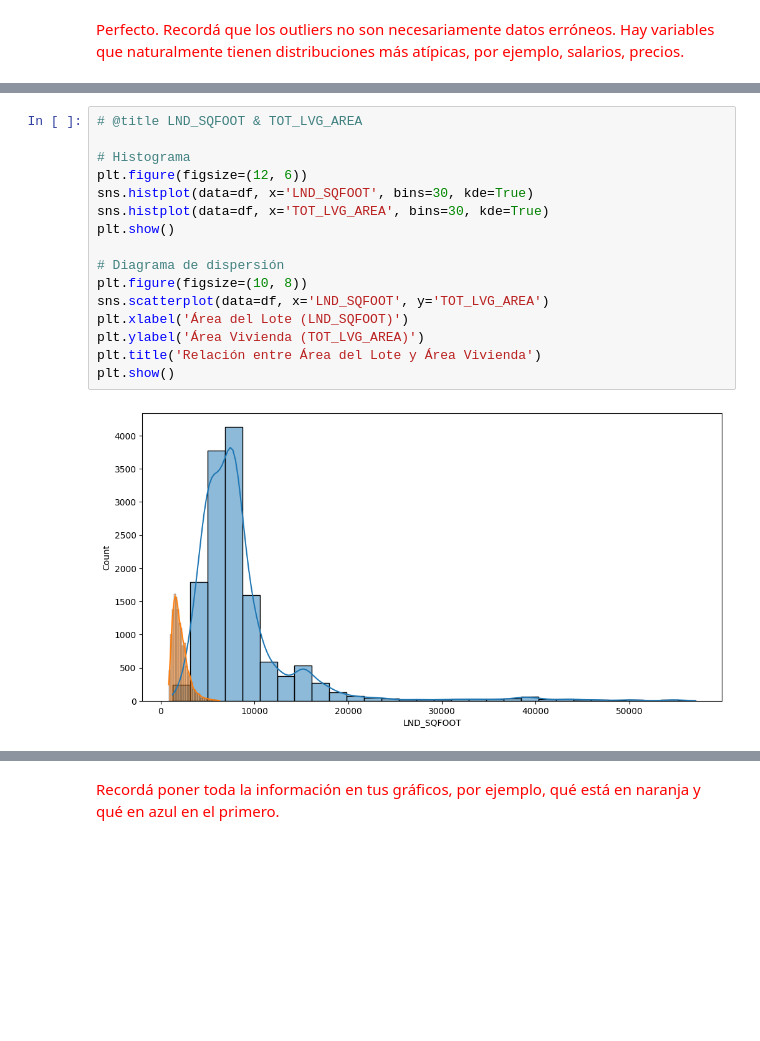
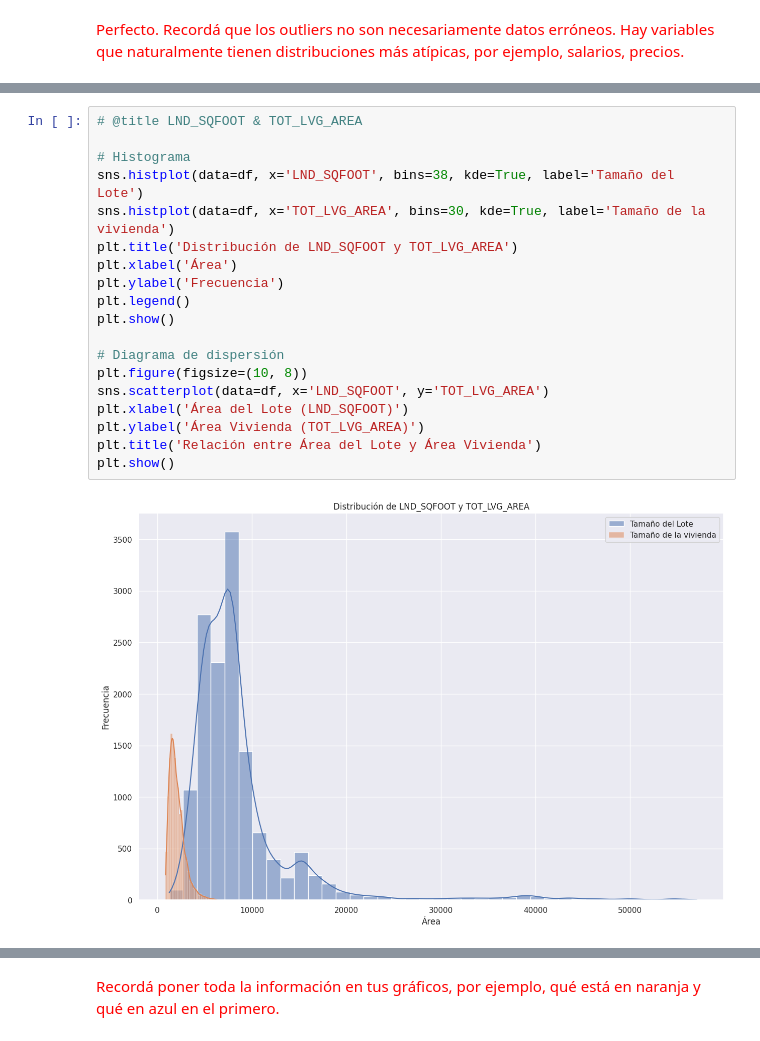
Before and after one commit to ileanacoletta/PF_Ileana_Coletta, a Jupyter notebook: PF_1_02.ipynb, the cells around one changed output, grey strips where cells are left out. Cells and saved outputs as stored; diff of their text form; blank space fills up the shorter version.

```diff
--- a/PF_1_02.ipynb
+++ b/PF_1_02.ipynb
@@ -1022,18 +1090,21 @@ Registros con outliers:
 # %%
 # @title LND_SQFOOT & TOT_LVG_AREA
 
 # Histograma
-plt.figure(figsize=(12, 6))
-sns.histplot(data=df, x='LND_SQFOOT', bins=30, kde=True)
-sns.histplot(data=df, x='TOT_LVG_AREA', bins=30, kde=True)
+sns.histplot(data=df, x='LND_SQFOOT', bins=38, kde=True, label='Tamaño del Lote')
+sns.histplot(data=df, x='TOT_LVG_AREA', bins=30, kde=True, label='Tamaño de la vivienda')
+plt.title('Distribución de LND_SQFOOT y TOT_LVG_AREA')
+plt.xlabel('Área')
+plt.ylabel('Frecuencia')
+plt.legend()
 plt.show()
 
 # Diagrama de dispersión
 plt.figure(figsize=(10, 8))
 sns.scatterplot(data=df, x='LND_SQFOOT', y='TOT_LVG_AREA')
 plt.xlabel('Área del Lote (LND_SQFOOT)')
 plt.ylabel('Área Vivienda (TOT_LVG_AREA)')
 plt.title('Relación entre Área del Lote y Área Vivienda')
 plt.show()
 # %% [output]
-[figure, old version]
+[figure, new version]
```
Also changed, not shown: parts of 15 cells of this notebook.
